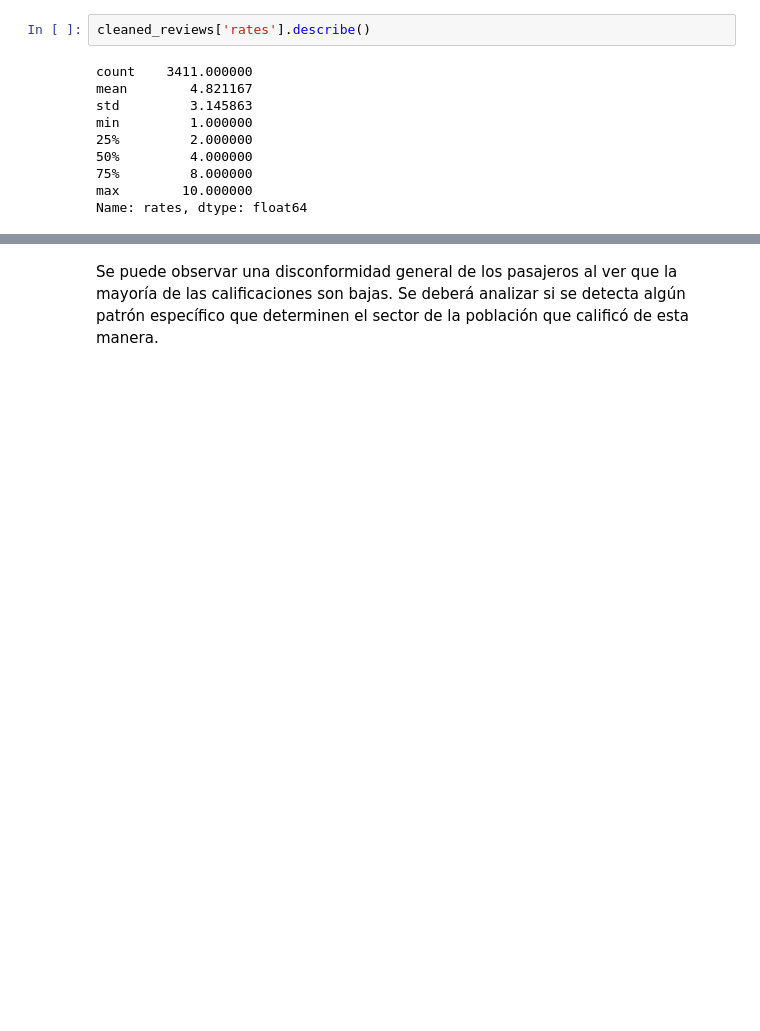
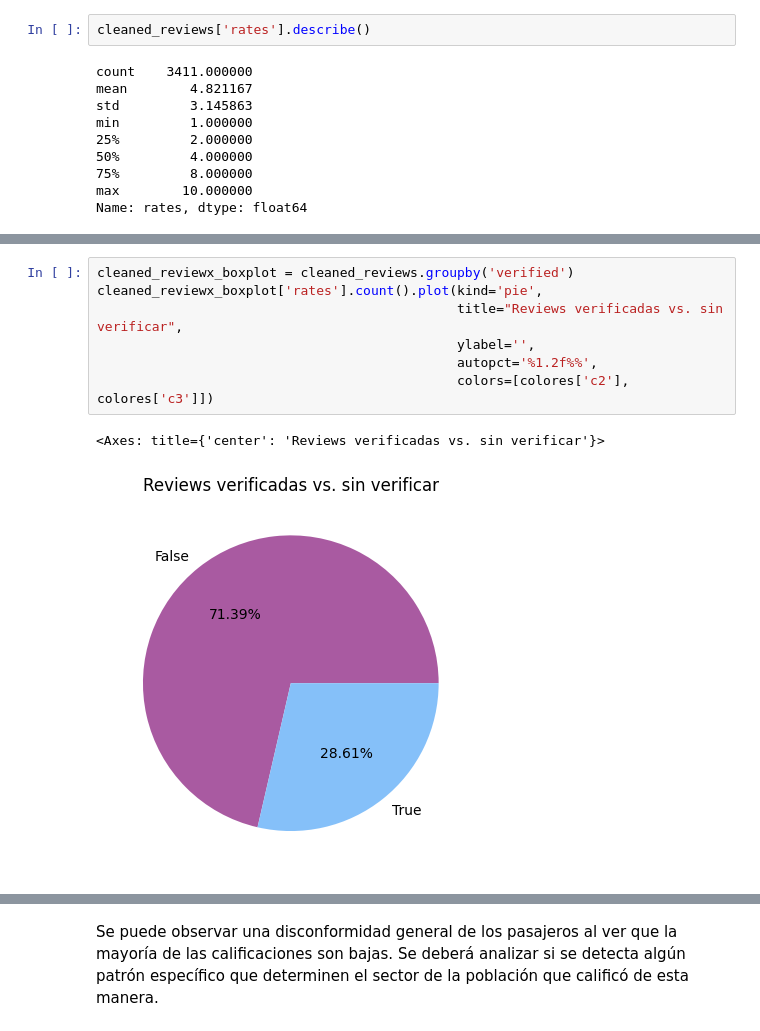
Before and after one commit to alexguttlein/TP1-AnalisisExploratorioDeDatos, a Jupyter notebook: TP1_Análisis_Exploratorio_de_Datos.ipynb, the cells around one changed output, grey strips where cells are left out. Saved outputs shown, nothing was run; the diff lists cells and outputs as text; blank space fills up the shorter version.

```diff
--- a/TP1_Análisis_Exploratorio_de_Datos.ipynb
+++ b/TP1_Análisis_Exploratorio_de_Datos.ipynb
@@ -416,0 +457,10 @@ Text(0.5, 1.0, 'Distribución de Calificaciones')
+# %%
+cleaned_reviewx_boxplot = cleaned_reviews.groupby('verified')
+cleaned_reviewx_boxplot['rates'].count().plot(kind='pie',
+                                              title="Reviews verificadas vs. sin verificar",
+                                              ylabel='',
+                                              autopct='%1.2f%%',
+                                              colors=[colores['c2'], colores['c3']])
+# %% [output]
+<Axes: title={'center': 'Reviews verificadas vs. sin verificar'}>
+[figure, added]
```
Also changed, not shown: parts of 12 cells of this notebook.
